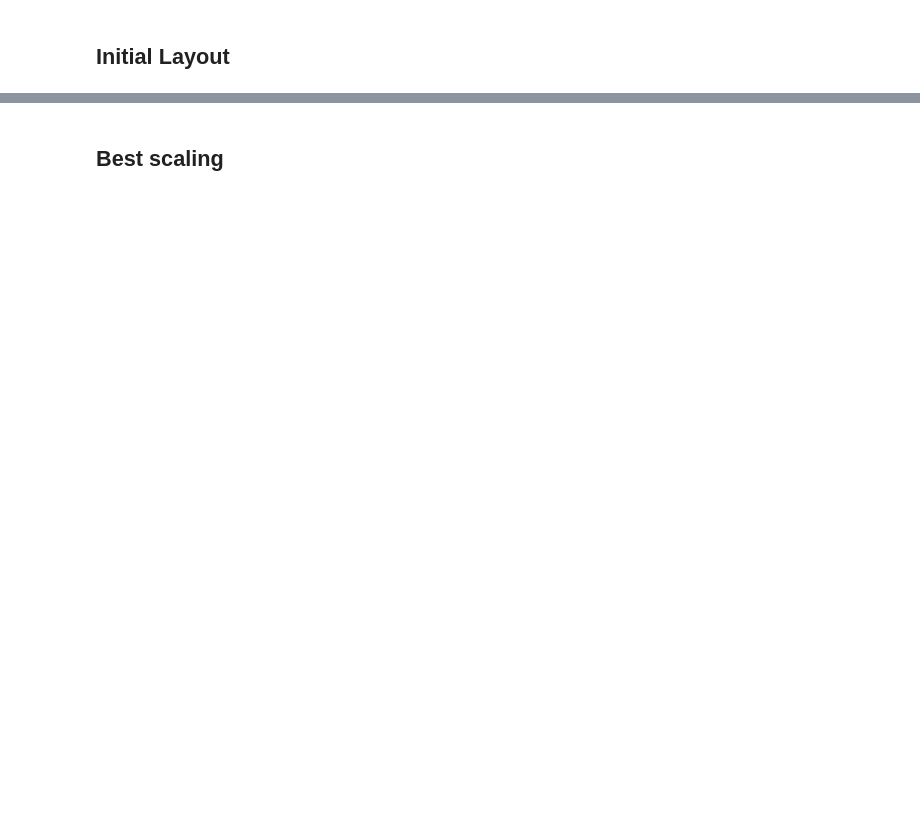
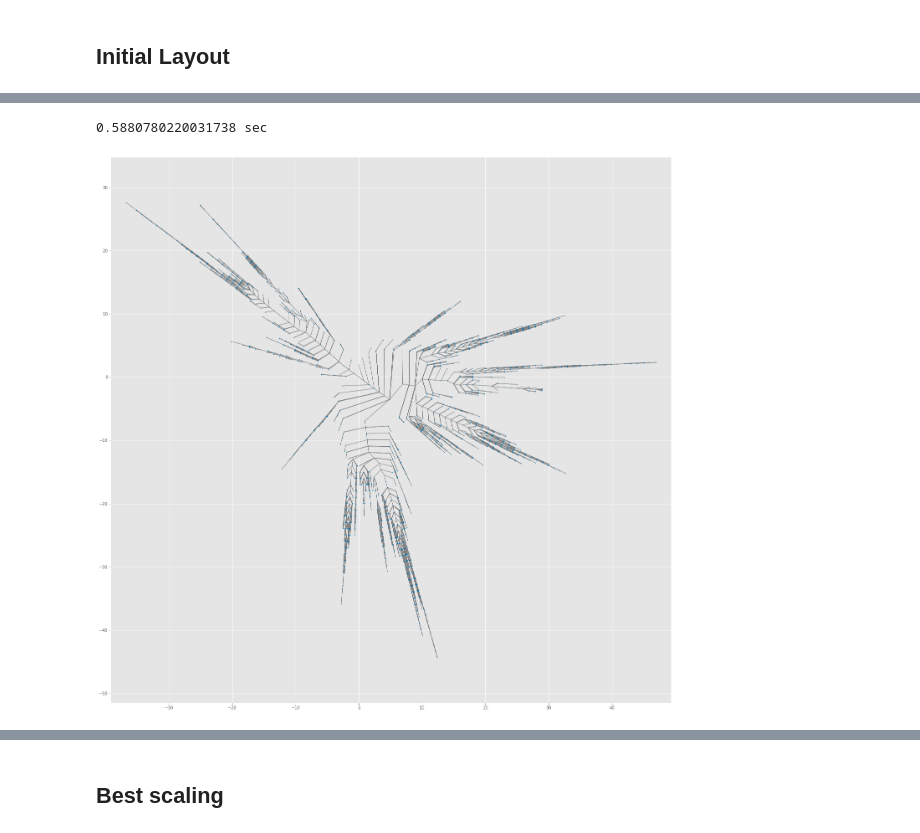
Before and after one commit to tiga1231/zmlt, a Jupyter notebook: dot2json.ipynb, the cells around one changed output, grey strips where cells are left out. Saved outputs shown, nothing was run; the diff lists cells and outputs as text; code cells hidden in the pictures; blank space fills up the shorter version.

```diff
--- a/dot2json.ipynb
+++ b/dot2json.ipynb
@@ -65,7 +65,7 @@ def processNode(line):
     return dict(nodeAttrs, id=nodeId)
 
 
-def draw(g, pos, edges=True, labels=True, figsize=[8,8], s=2, lw=0.5):
+def draw(g, pos, edges=True, labels=False, figsize=[8,8], s=2, lw=0.5):
     xy = np.array(list([pos[k] for k in g.nodes]))
     fig = plt.figure(figsize=figsize)
     ax = fig.subplots()
@@ -85,8 +85,7 @@ def draw(g, pos, edges=True, labels=True, figsize=[8,8], s=2, lw=0.5):
     if labels:
         for i in g.nodes:
             plt.text(pos[i][0], pos[i][1], g.nodes[i]['label'])
-    plt.show()
-
+    return ax
 #     plt.figure(figsize=figsize)
 #     nx.draw(
 #         g,
@@ -99,7 +98,7 @@ def draw(g, pos, edges=True, labels=True, figsize=[8,8], s=2, lw=0.5):
 
 
 def subtree_sizes(tree, root):
-    tree = nx.bfs_tree(g, source=root)
+    tree = nx.bfs_tree(tree, source=root)
     s = [len(nx.bfs_tree(tree, i).nodes) for i in tree.neighbors(root)]
     total = sum(s)
     return np.array(s)
@@ -463,0 +458,71 @@ draw(g, pos, s=1, lw=1, labels=False, figsize=[12,12])
+# %%
+# %%time
+
+init_layout = 'radial'
+# init_layout = 'sfdp-ordered-radial'
+# init_layout = 'sfdp'
+
+
+# # pos0 = nx.layout.planar_layout(g, scale=40)
+# # pos0 = graphviz_layout(g, prog="dot", root=list(g.nodes)[0])
+# # pos0 = graphviz_layout(g, prog='twopi')
+
+t0 = time()
+if init_layout == 'sfdp':
+    g1 = nx.Graph(g)
+    for i in g1.nodes:
+        g1.nodes[i]['label'] = ''
+    pos0 = graphviz_layout(g1, prog='sfdp')
+
+
+elif init_layout == 'radial':
+    root = list(g.nodes)[np.argmin(d.max(axis=1))] ##large-depth node
+#     root = choice(list(g.nodes)) ##random node
+#     root = nx.center(g)[0]
+#     root = 1949 ##3000-nodes
+#     root = 1143
+    pos0 = radial_layout(g, root, mode='center')
+#     pos0 = rotate(pos0, -math.pi*0.5)
+
+
+elif init_layout == 'sfdp-ordered-radial':
+
+
+    ##remove label to avoid parsing bug of sfdp
+    g1 = nx.Graph(g)
+    for i in g1.nodes:
+        g1.nodes[i]['label'] = ''
+
+    pos_sfdp = graphviz_layout(g1, prog='sfdp')
+    draw(g, pos_sfdp, s=1, lw=1, labels=False, figsize=[8,8])
+#     center = np.array(list(pos_sfdp.values())).mean(0)
+#     root = min([p for p in pos_sfdp.items()], key=lambda x:np.linalg.norm(x[1]-center))[0]
+    root = list(g.nodes)[np.argmin(d.max(axis=1))] ##large-depth node
+#     root = nx.center(g)[0]
+    bfs = nx.bfs_tree(g, root)
+    for nodeId in g:
+        try:
+            parentId = next(bfs.predecessors(nodeId))
+        except StopIteration:
+            parentId = None
+        neighbors = list(g.neighbors(nodeId))
+        g.nodes[nodeId]['neighbor_order'] = neighbor_order(nodeId, parentId, neighbors, pos_sfdp)
+
+    pos0 = radial_layout(g, root, mode='ordered')
+
+
+
+dt = time() - t0
+print(f'{dt} sec')
+
+
+
+draw(g, pos0, s=1, lw=1, labels=False, figsize=[24,24])
+# draw(g, pos, s=10, lw=1, labels=True, figsize=[12,12])
+plt.show()
+
+# for i in g.nodes:
+#     g.nodes[i]['label'] = labels[i]
+# %% [output]
+0.5880780220031738 sec
+[figure, added]
```
Also changed, not shown: parts of 33 cells of this notebook, 9 other files.
